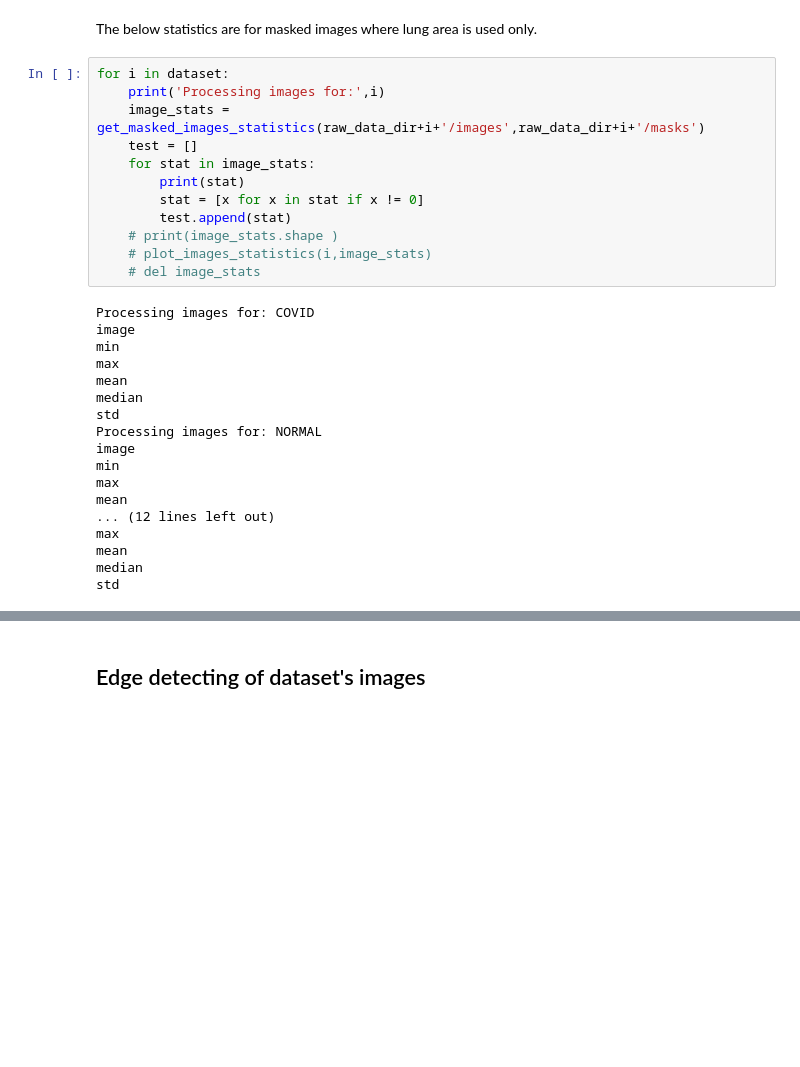
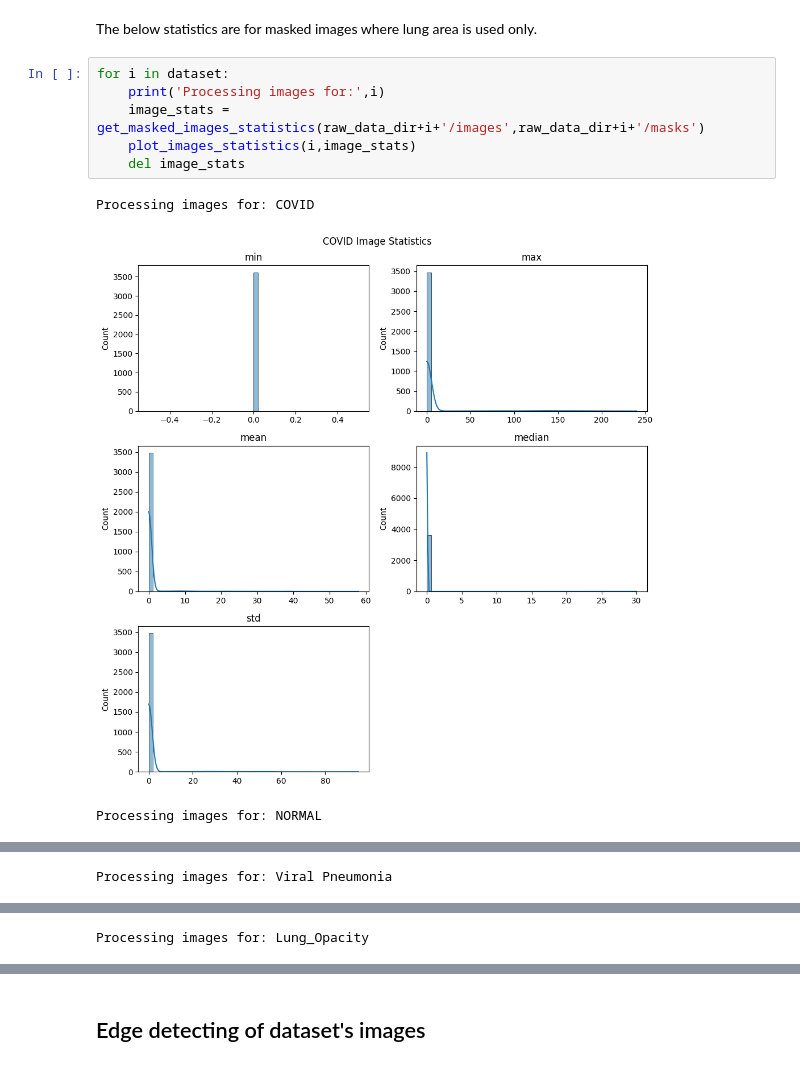
Before and after one commit to rehabaam/ds_covid19_project, a Jupyter notebook: notebooks/2.0_Exploring_dataset.ipynb, the cells around one changed output, grey strips where cells are left out. Saved outputs shown, nothing was run; the diff lists cells and outputs as text; blank space fills up the shorter version.

```diff
--- a/notebooks/2.0_Exploring_dataset.ipynb
+++ b/notebooks/2.0_Exploring_dataset.ipynb
@@ -153,30 +153,10 @@ The below statistics are for masked images where lung area is used only.
 # %%
 for i in dataset:
     print('Processing images for:',i)
     image_stats = get_masked_images_statistics(raw_data_dir+i+'/images',raw_data_dir+i+'/masks')
-    test = []
-    for stat in image_stats:
-        print(stat)
-        stat = [x for x in stat if x != 0]
-        test.append(stat)
-    # print(image_stats.shape )
-    # plot_images_statistics(i,image_stats)
-    # del image_stats
+    plot_images_statistics(i,image_stats)
+    del image_stats
 # %% [output]
 Processing images for: COVID
-image
-min
-max
-mean
-median
-std
-Processing images for: NORMAL
-image
-min
-max
-mean
-... (12 lines left out)
-max
-mean
-median
-std
+[figure, added]
+Processing images for: NORMAL
@@ -182,0 +164 @@ std
+Processing images for: Viral Pneumonia
@@ -182,0 +166 @@ std
+Processing images for: Lung_Opacity
```
Also changed, not shown: parts of 1 cell of this notebook, 2 other files.
